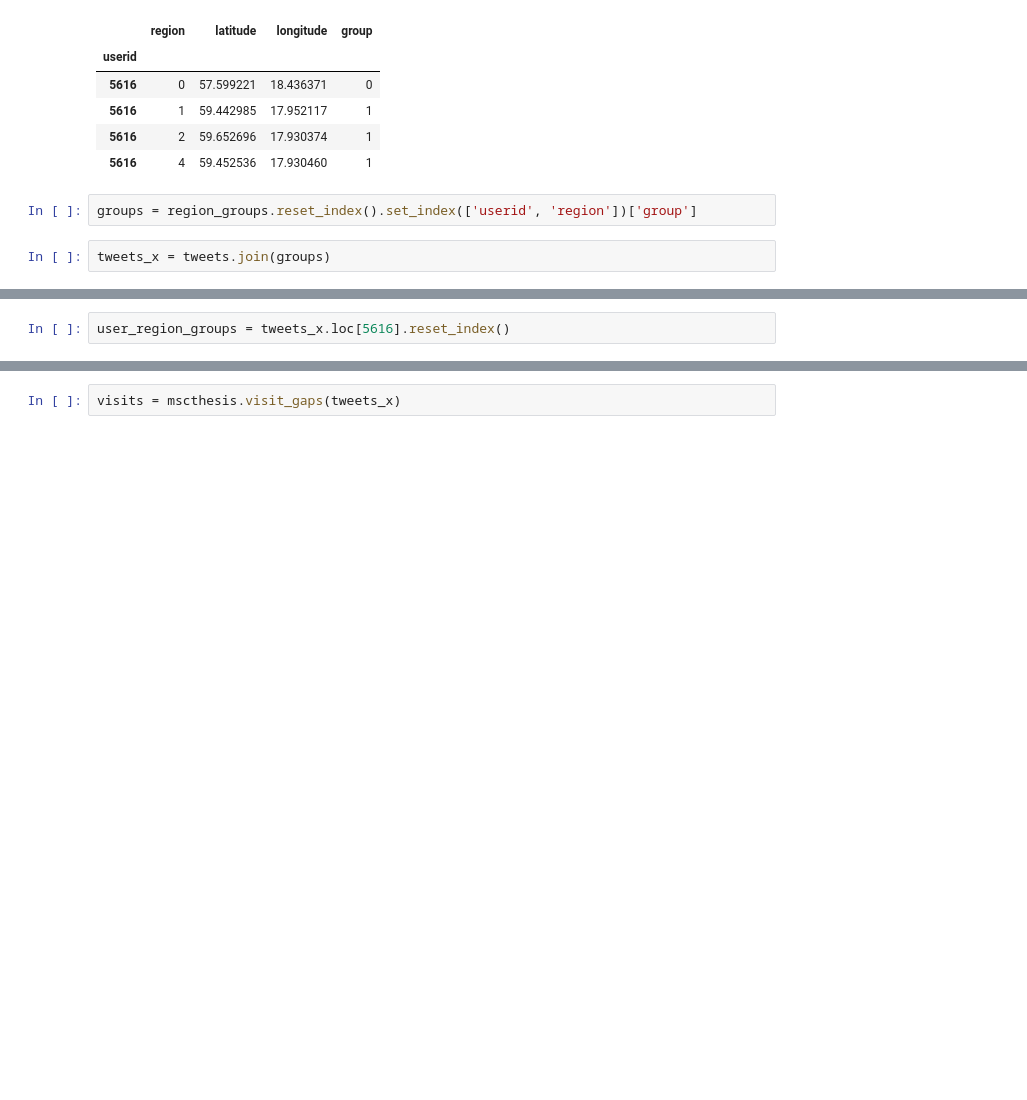
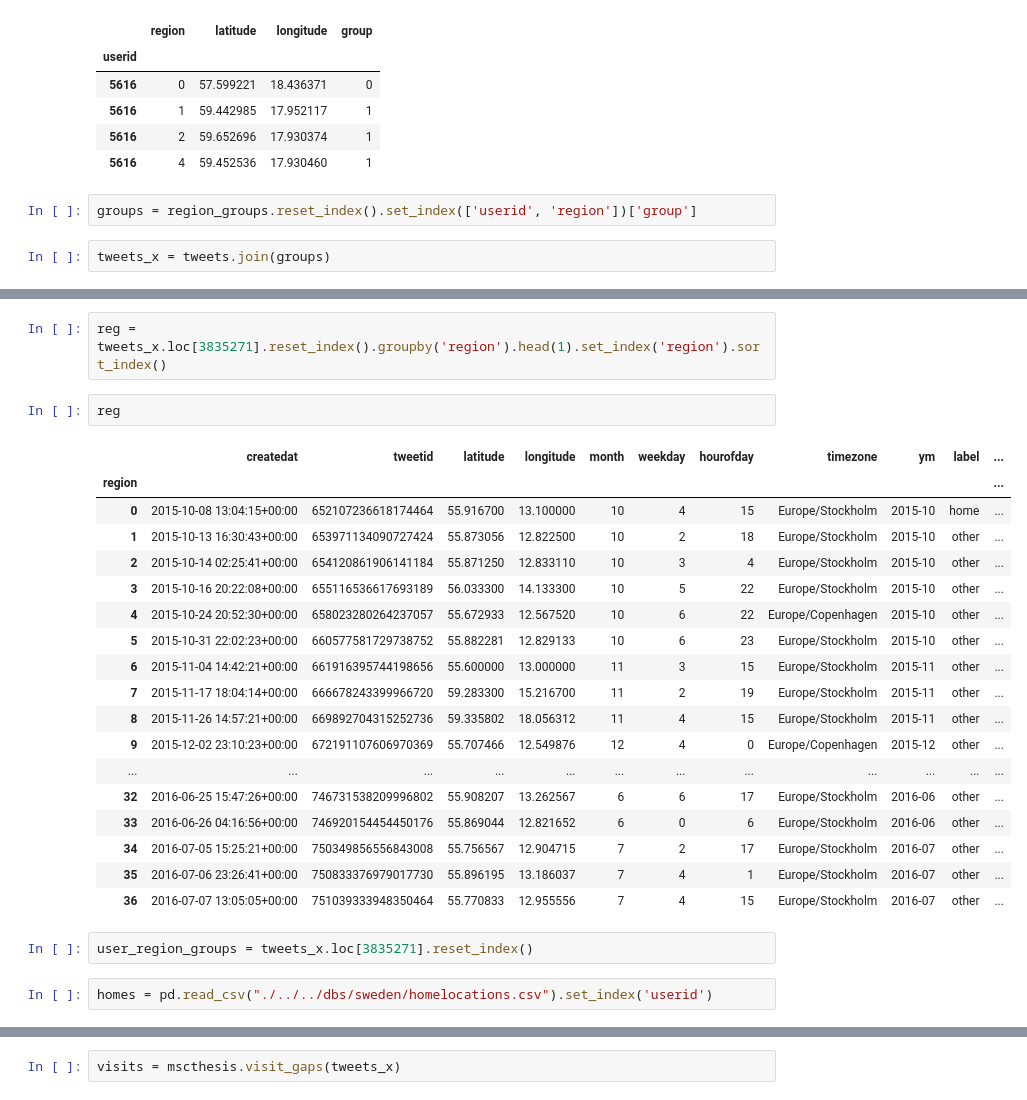
Before and after one commit to TheYuanLiao/individual_mobility_model, a Jupyter notebook: src/py/Untitled.ipynb, the cells around one changed output, grey strips where cells are left out. Cells and saved outputs as stored; diff of their text form; blank space fills up the shorter version.

```diff
--- a/src/py/Untitled.ipynb
+++ b/src/py/Untitled.ipynb
@@ -68,3 +104,28 @@ tweets_x = tweets.join(groups)
+# %%
+reg = tweets_x.loc[3835271].reset_index().groupby('region').head(1).set_index('region').sort_index()
+# %%
+reg
+# %% [output]
+|  | createdat | tweetid | latitude | longitude | month | weekday | hourofday | timezone | ym | label | ... |
+| region |  |  |  |  |  |  |  |  |  |  | ... |
+| 0 | 2015-10-08 13:04:15+00:00 | 652107236618174464 | 55.916700 | 13.100000 | 10 | 4 | 15 | Europe/Stockholm | 2015-10 | home | ... |
+| 1 | 2015-10-13 16:30:43+00:00 | 653971134090727424 | 55.873056 | 12.822500 | 10 | 2 | 18 | Europe/Stockholm | 2015-10 | other | ... |
+| 2 | 2015-10-14 02:25:41+00:00 | 654120861906141184 | 55.871250 | 12.833110 | 10 | 3 | 4 | Europe/Stockholm | 2015-10 | other | ... |
+| 3 | 2015-10-16 20:22:08+00:00 | 655116536617693189 | 56.033300 | 14.133300 | 10 | 5 | 22 | Europe/Stockholm | 2015-10 | other | ... |
+| 4 | 2015-10-24 20:52:30+00:00 | 658023280264237057 | 55.672933 | 12.567520 | 10 | 6 | 22 | Europe/Copenhagen | 2015-10 | other | ... |
+| 5 | 2015-10-31 22:02:23+00:00 | 660577581729738752 | 55.882281 | 12.829133 | 10 | 6 | 23 | Europe/Stockholm | 2015-10 | other | ... |
+| 6 | 2015-11-04 14:42:21+00:00 | 661916395744198656 | 55.600000 | 13.000000 | 11 | 3 | 15 | Europe/Stockholm | 2015-11 | other | ... |
+| 7 | 2015-11-17 18:04:14+00:00 | 666678243399966720 | 59.283300 | 15.216700 | 11 | 2 | 19 | Europe/Stockholm | 2015-11 | other | ... |
+| 8 | 2015-11-26 14:57:21+00:00 | 669892704315252736 | 59.335802 | 18.056312 | 11 | 4 | 15 | Europe/Stockholm | 2015-11 | other | ... |
+| 9 | 2015-12-02 23:10:23+00:00 | 672191107606970369 | 55.707466 | 12.549876 | 12 | 4 | 0 | Europe/Copenhagen | 2015-12 | other | ... |
+| ... | ... | ... | ... | ... | ... | ... | ... | ... | ... | ... | ... |
+| 32 | 2016-06-25 15:47:26+00:00 | 746731538209996802 | 55.908207 | 13.262567 | 6 | 6 | 17 | Europe/Stockholm | 2016-06 | other | ... |
+| 33 | 2016-06-26 04:16:56+00:00 | 746920154454450176 | 55.869044 | 12.821652 | 6 | 0 | 6 | Europe/Stockholm | 2016-06 | other | ... |
+| 34 | 2016-07-05 15:25:21+00:00 | 750349856556843008 | 55.756567 | 12.904715 | 7 | 2 | 17 | Europe/Stockholm | 2016-07 | other | ... |
+| 35 | 2016-07-06 23:26:41+00:00 | 750833376979017730 | 55.896195 | 13.186037 | 7 | 4 | 1 | Europe/Stockholm | 2016-07 | other | ... |
+| 36 | 2016-07-07 13:05:05+00:00 | 751039333948350464 | 55.770833 | 12.955556 | 7 | 4 | 15 | Europe/Stockholm | 2016-07 | other | ... |
 # %%
-user_region_groups = tweets_x.loc[5616].reset_index()
+user_region_groups = tweets_x.loc[3835271].reset_index()
+# %%
+homes = pd.read_csv("./../../dbs/sweden/homelocations.csv").set_index('userid')
 # %%
```
Also changed, not shown: parts of 11 cells of this notebook, 2 other files.
